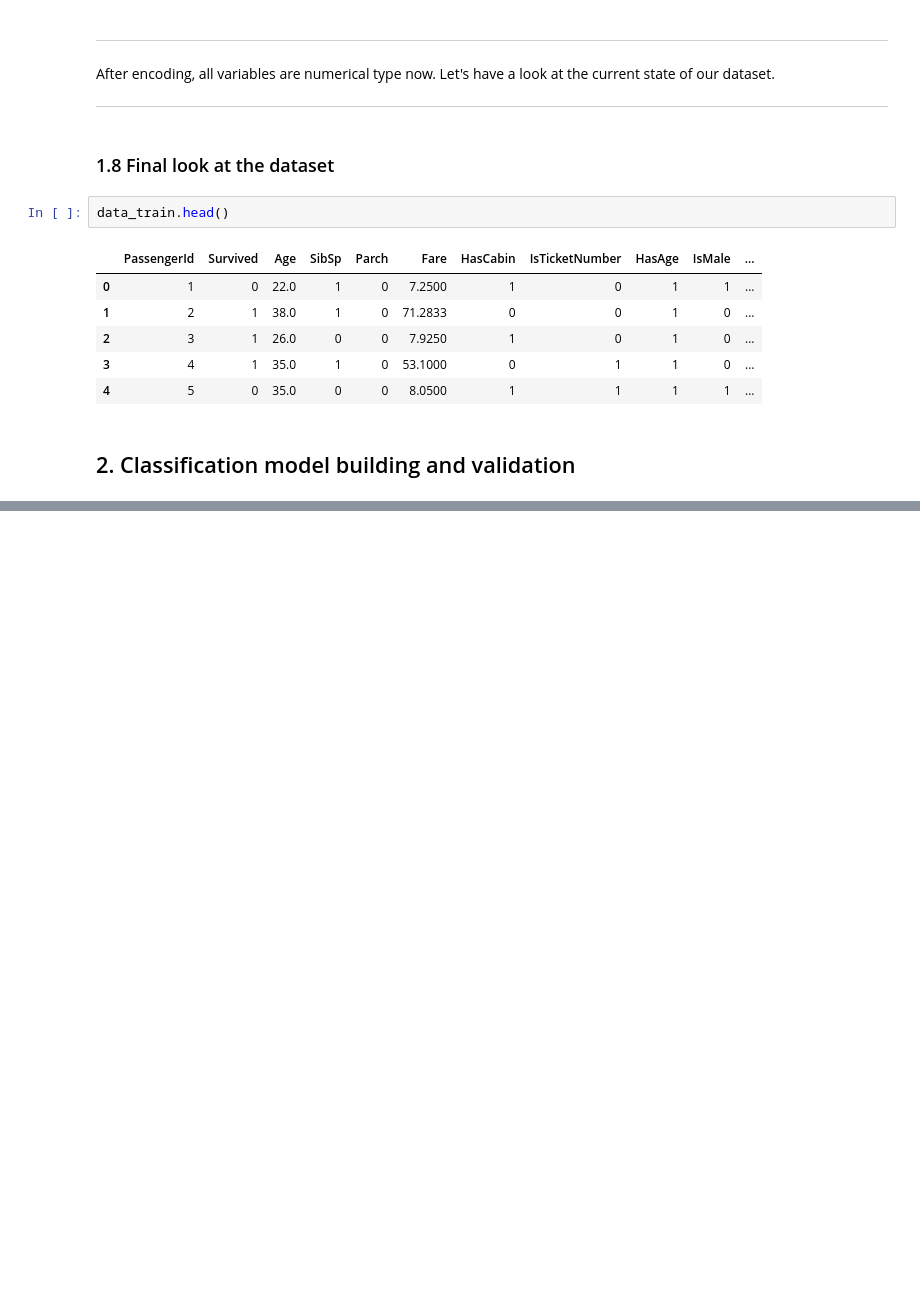
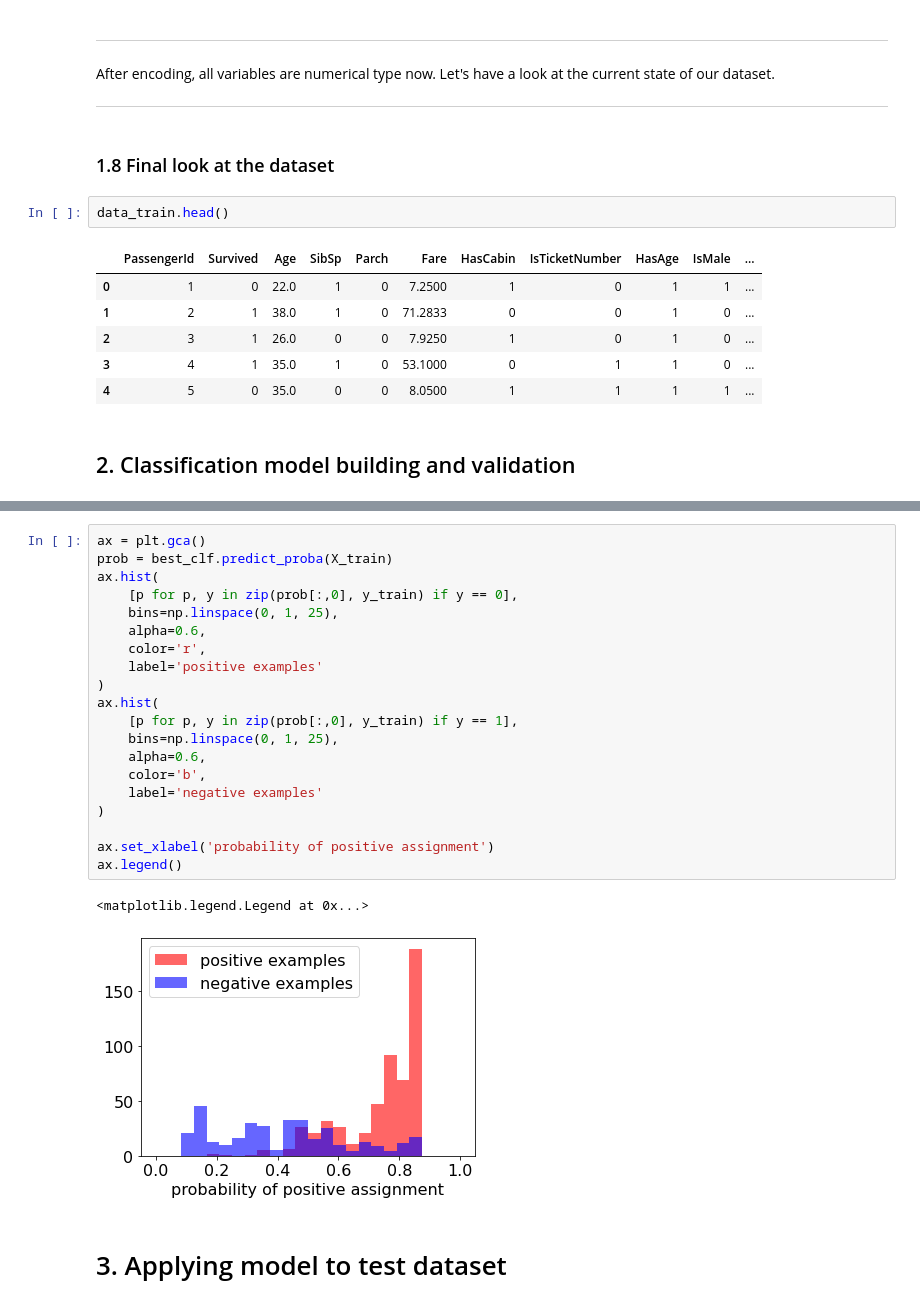
Before and after one commit to RaulRPrado/Titanic-Kaggle, a Jupyter notebook: Submission.ipynb, the cells around one changed output, grey strips where cells are left out. Cells and saved outputs as stored; diff of their text form; blank space fills up the shorter version.

```diff
--- a/Submission.ipynb
+++ b/Submission.ipynb
@@ -295,0 +476,25 @@ data_train.head()
+# %%
+ax = plt.gca()
+prob = best_clf.predict_proba(X_train)
+ax.hist(
+    [p for p, y in zip(prob[:,0], y_train) if y == 0],
+    bins=np.linspace(0, 1, 25),
+    alpha=0.6,
+    color='r',
+    label='positive examples'
+)
+ax.hist(
+    [p for p, y in zip(prob[:,0], y_train) if y == 1],
+    bins=np.linspace(0, 1, 25),
+    alpha=0.6,
+    color='b',
+    label='negative examples'
+)
+
+ax.set_xlabel('probability of positive assignment')
+ax.legend()
+# %% [output]
+<matplotlib.legend.Legend at 0x...>
+[figure, added]
+# %% [markdown]
+# 3. Applying model to test dataset
```
Also changed, not shown: parts of 26 cells of this notebook.
